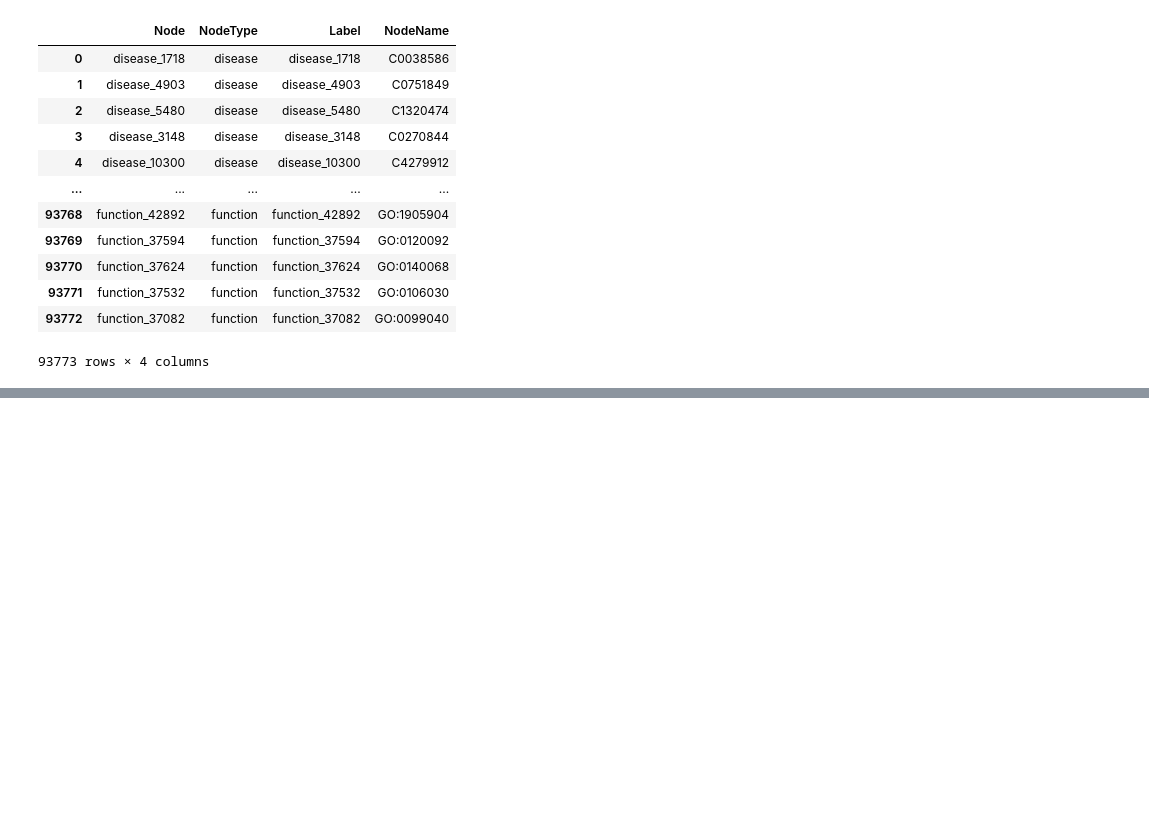
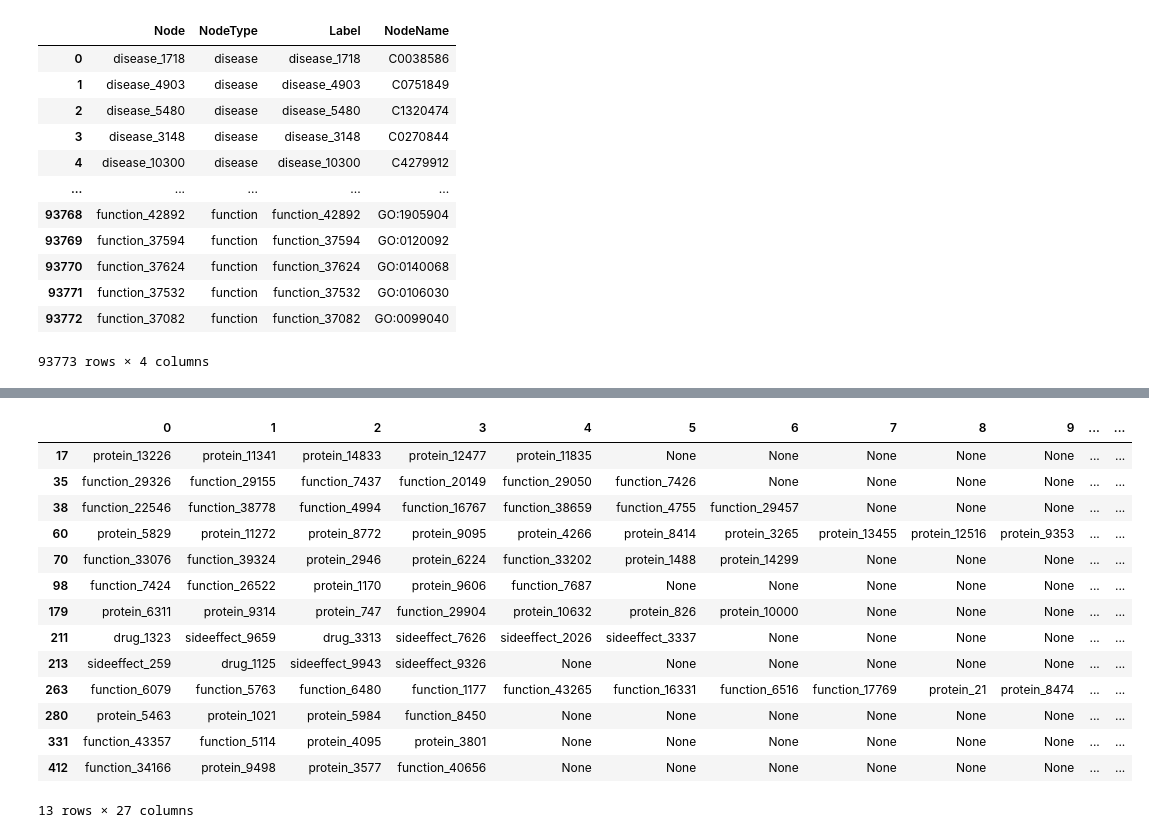
Before and after one commit to phungbminh/graph-data-science, a Jupyter notebook: working/session-01/analyst-biokg.ipynb, the cells around one changed output, grey strips where cells are left out. Saved outputs shown, nothing was run; the diff lists cells and outputs as text; code cells hidden in the pictures; blank space fills up the shorter version.

```diff
--- a/working/session-01/analyst-biokg.ipynb
+++ b/working/session-01/analyst-biokg.ipynb
@@ -270,0 +311,23 @@ degrees
+# %%
+from networkx.algorithms.community.label_propagation import label_propagation_communities
+communities = label_propagation_communities(G_undirected)
+communities = list(communities)
+comm_df = pd.DataFrame(communities)
+filtered_df = comm_df[comm_df.iloc[:, 1:].notna().sum(axis=1) > 2]
+filtered_df
+# %% [output]
+|  | 0 | 1 | 2 | 3 | 4 | 5 | 6 | 7 | 8 | 9 | ... | ... |
+| 17 | protein_13226 | protein_11341 | protein_14833 | protein_12477 | protein_11835 | None | None | None | None | None | ... | ... |
+| 35 | function_29326 | function_29155 | function_7437 | function_20149 | function_29050 | function_7426 | None | None | None | None | ... | ... |
+| 38 | function_22546 | function_38778 | function_4994 | function_16767 | function_38659 | function_4755 | function_29457 | None | None | None | ... | ... |
+| 60 | protein_5829 | protein_11272 | protein_8772 | protein_9095 | protein_4266 | protein_8414 | protein_3265 | protein_13455 | protein_12516 | protein_9353 | ... | ... |
+| 70 | function_33076 | function_39324 | protein_2946 | protein_6224 | function_33202 | protein_1488 | protein_14299 | None | None | None | ... | ... |
+| 98 | function_7424 | function_26522 | protein_1170 | protein_9606 | function_7687 | None | None | None | None | None | ... | ... |
+| 179 | protein_6311 | protein_9314 | protein_747 | function_29904 | protein_10632 | protein_826 | protein_10000 | None | None | None | ... | ... |
+| 211 | drug_1323 | sideeffect_9659 | drug_3313 | sideeffect_7626 | sideeffect_2026 | sideeffect_3337 | None | None | None | None | ... | ... |
+| 213 | sideeffect_259 | drug_1125 | sideeffect_9943 | sideeffect_9326 | None | None | None | None | None | None | ... | ... |
+| 263 | function_6079 | function_5763 | function_6480 | function_1177 | function_43265 | function_16331 | function_6516 | function_17769 | protein_21 | protein_8474 | ... | ... |
+| 280 | protein_5463 | protein_1021 | protein_5984 | function_8450 | None | None | None | None | None | None | ... | ... |
+| 331 | function_43357 | function_5114 | protein_4095 | protein_3801 | None | None | None | None | None | None | ... | ... |
+| 412 | function_34166 | protein_9498 | protein_3577 | function_40656 | None | None | None | None | None | None | ... | ... |
+13 rows × 27 columns
```
Also changed, not shown: parts of 33 cells of this notebook.
